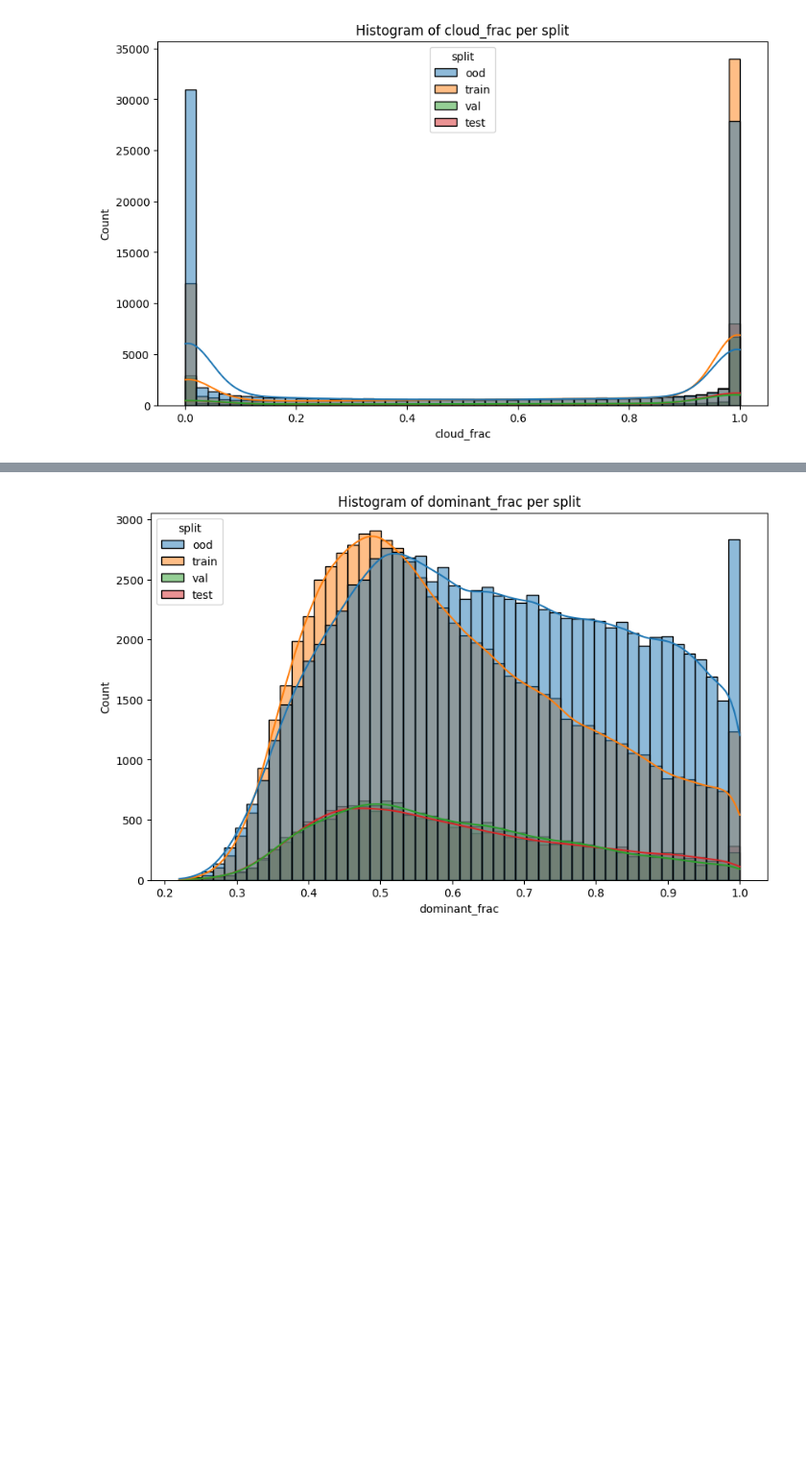
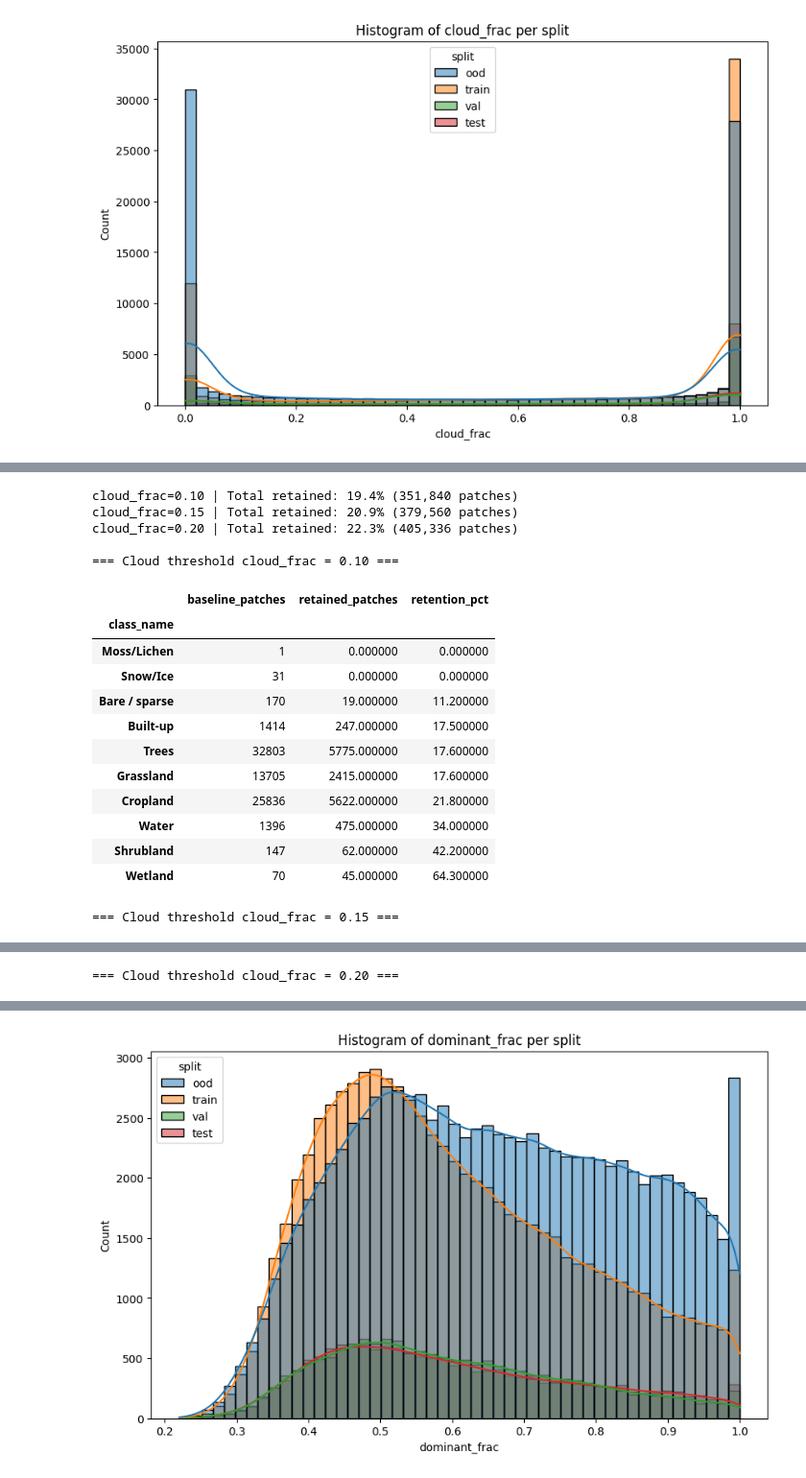
Before and after one commit to dntgafck/gfm-landcover-mapping, a Jupyter notebook: notebooks/EDA.ipynb, the cells around one changed output, grey strips where cells are left out. Shown at 96% size. Drawn from its saved outputs; the diff is of its cells as text; code cells hidden in the pictures; blank space fills up the shorter version.

```diff
--- a/notebooks/EDA.ipynb
+++ b/notebooks/EDA.ipynb
@@ -39,0 +55,79 @@ plt.show()
+# %%
+# Map WorldCover class names
+CLASS_NAMES = {
+    10: "Trees",
+    20: "Shrubland",
+    30: "Grassland",
+    40: "Cropland",
+    50: "Built-up",
+    60: "Bare / sparse",
+    70: "Snow/Ice",
+    80: "Water",
+    90: "Wetland",
+    95: "Mangroves",
+    100: "Moss/Lichen",
+}
+
+cloud_frac_candidates = [0.1, 0.15, 0.2]
+df_cloud_frac = dict()
+df_train = df[df["split"] == "train"].copy()
+df_train["class_name"] = df_train["dominant_class"].map(CLASS_NAMES)
+
+baseline_total_pixels = df_train.size
+
+baseline_per_class = df_train.groupby("class_name").size().rename("baseline_patches")
+
+results = []
+
+for cloud_frac in cloud_frac_candidates:
+    df_cloud_frac = df_train[df_train["cloud_frac"] <= cloud_frac].copy()
+    retained_total = df_cloud_frac.size
+    total_retention_pct = 100.0 * retained_total / baseline_total_pixels
+    retained_per_class = df_cloud_frac.groupby("class_name").size().rename("retained_patches")
+
+    comparison = baseline_per_class.to_frame().join(retained_per_class, how="left").fillna(0)
+
+    comparison["retention_pct"] = (
+        100.0 * comparison["retained_patches"] / comparison["baseline_patches"]
+    )
+
+    results.append(
+        {
+            "threshold": cloud_frac,
+            "total_retained_patches": retained_total,
+            "total_retention_pct": total_retention_pct,
+            "per_class": comparison.sort_values("retention_pct"),
+        }
+    )
+
+for r in results:
+    print(
+        f"cloud_frac={r['threshold']:.2f} | "
+        f"Total retained: {r['total_retention_pct']:.1f}% "
+        f"({r['total_retained_patches']:,} patches)"
+    )
+
+for r in results:
+    print(f"\n=== Cloud threshold cloud_frac = {r['threshold']:.2f} ===")
+    display(
+        r["per_class"].round(1).style.background_gradient(cmap="Reds", subset=["retention_pct"])
+    )
+# %% [output]
+cloud_frac=0.10 | Total retained: 19.4% (351,840 patches)
+cloud_frac=0.15 | Total retained: 20.9% (379,560 patches)
+cloud_frac=0.20 | Total retained: 22.3% (405,336 patches)
+
+=== Cloud threshold cloud_frac = 0.10 ===
+|  | baseline_patches | retained_patches | retention_pct |
+| class_name |  |  |  |
+| Moss/Lichen | 1 | 0.000000 | 0.000000 |
+| Snow/Ice | 31 | 0.000000 | 0.000000 |
+| Bare / sparse | 170 | 19.000000 | 11.200000 |
+| Built-up | 1414 | 247.000000 | 17.500000 |
+| Trees | 32803 | 5775.000000 | 17.600000 |
+| Grassland | 13705 | 2415.000000 | 17.600000 |
+| Cropland | 25836 | 5622.000000 | 21.800000 |
+| Water | 1396 | 475.000000 | 34.000000 |
+| Shrubland | 147 | 62.000000 | 42.200000 |
+| Wetland | 70 | 45.000000 | 64.300000 |
+=== Cloud threshold cloud_frac = 0.15 ===
@@ -39,0 +146 @@ plt.show()
+=== Cloud threshold cloud_frac = 0.20 ===
```
Also changed, not shown: parts of 4 cells of this notebook, 3 other files.
